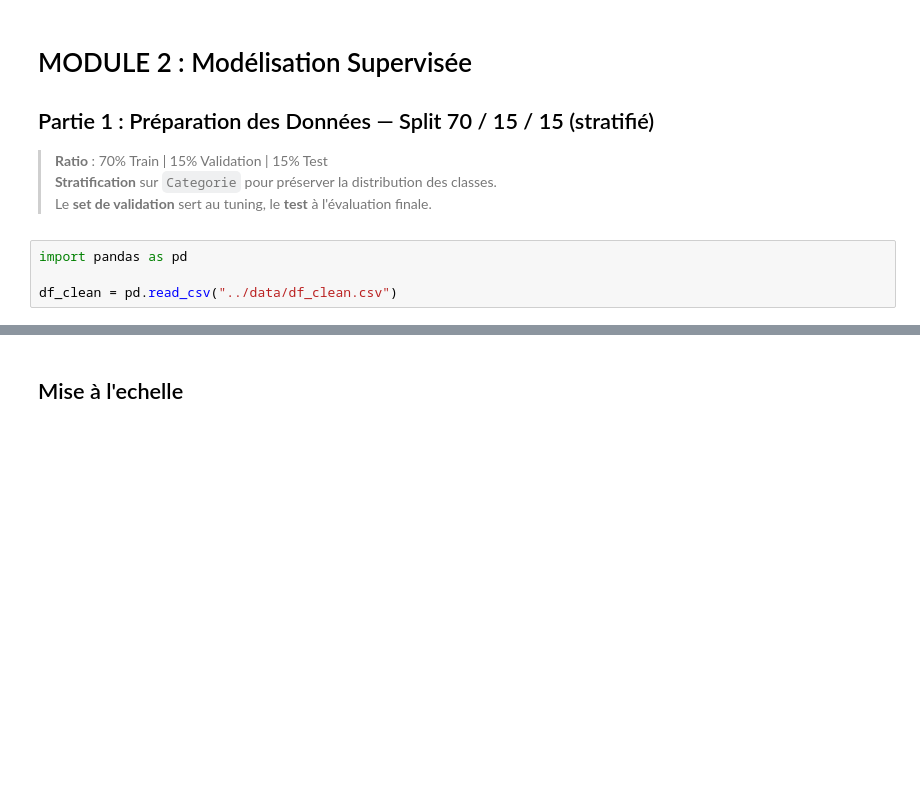
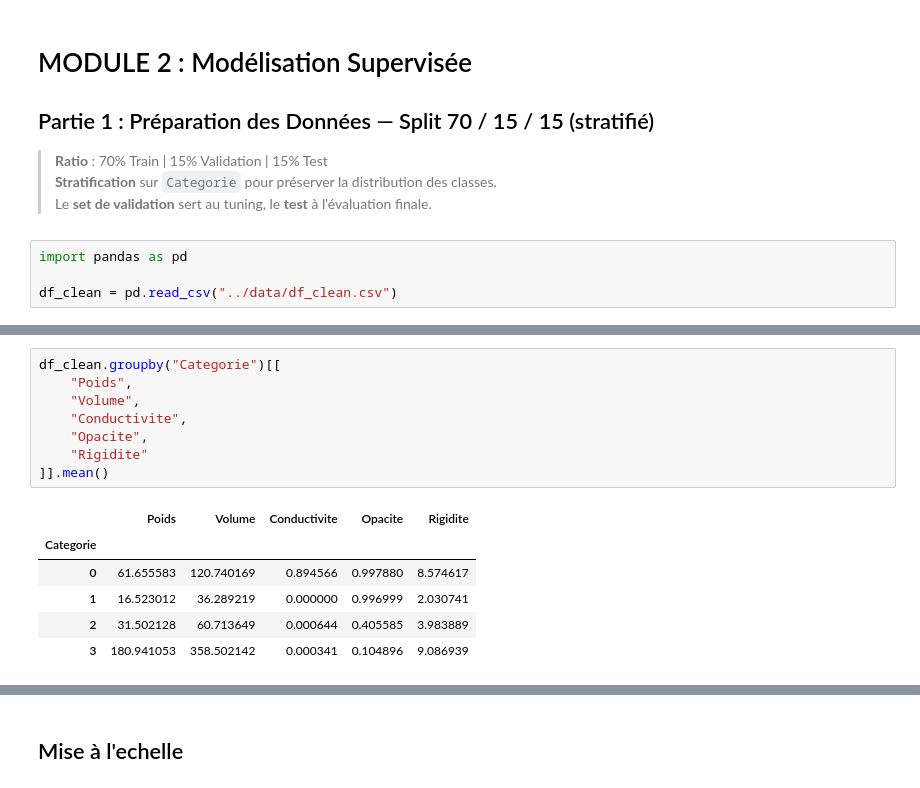
Before and after one commit to baccarifarah/eco-smart-classifier, a Jupyter notebook: src/modeling/classification.ipynb, the cells around one changed output, grey strips where cells are left out. Saved outputs shown, nothing was run; the diff lists cells and outputs as text; blank space fills up the shorter version.

```diff
--- a/src/modeling/classification.ipynb
+++ b/src/modeling/classification.ipynb
@@ -91,0 +110,15 @@ Split terminé:
+# %%
+df_clean.groupby("Categorie")[[
+    "Poids",
+    "Volume",
+    "Conductivite",
+    "Opacite",
+    "Rigidite"
+]].mean()
+# %% [output]
+|  | Poids | Volume | Conductivite | Opacite | Rigidite |
+| Categorie |  |  |  |  |  |
+| 0 | 61.655583 | 120.740169 | 0.894566 | 0.997880 | 8.574617 |
+| 1 | 16.523012 | 36.289219 | 0.000000 | 0.996999 | 2.030741 |
+| 2 | 31.502128 | 60.713649 | 0.000644 | 0.405585 | 3.983889 |
+| 3 | 180.941053 | 358.502142 | 0.000341 | 0.104896 | 9.086939 |
```
Also changed, not shown: parts of 21 cells of this notebook, 28 other files.
